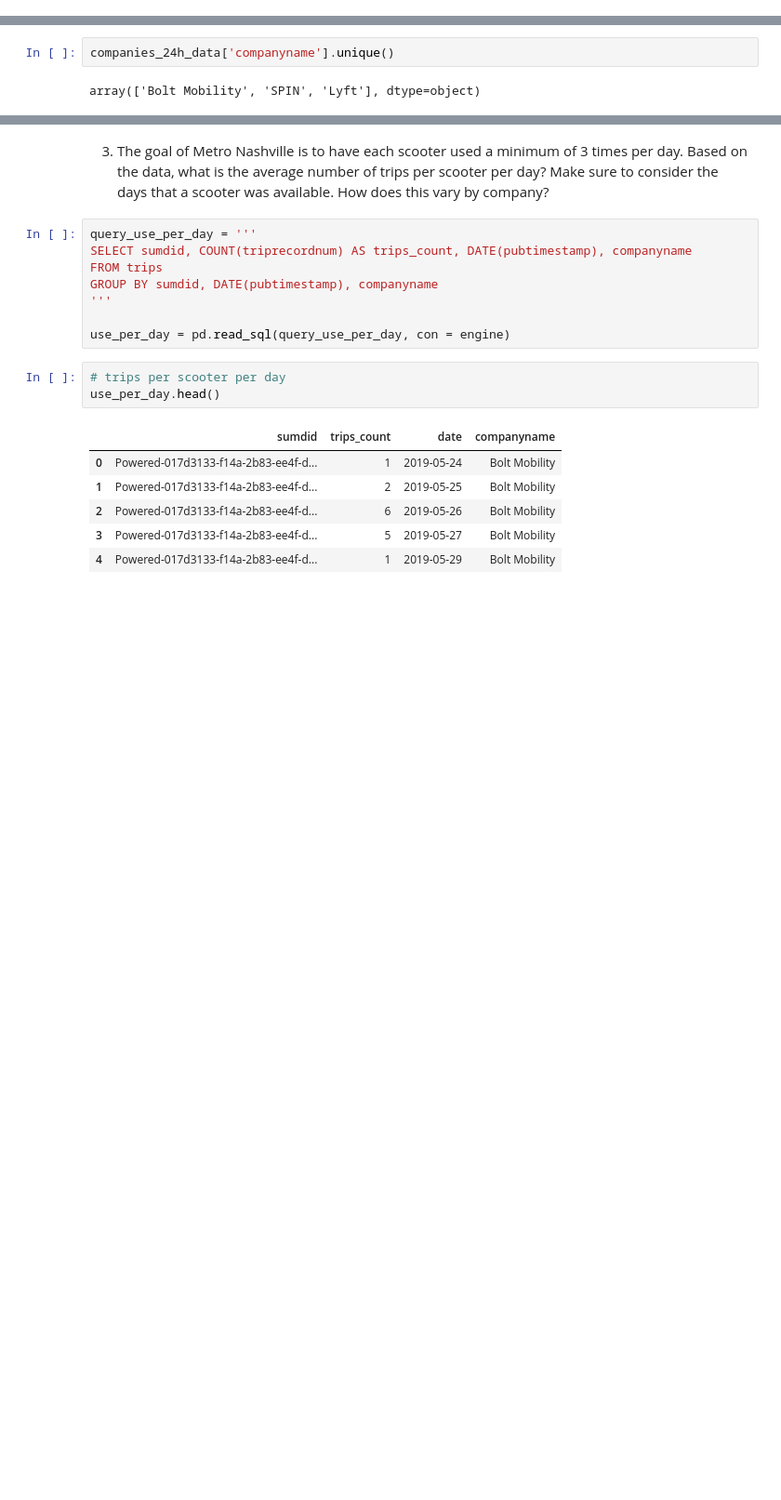
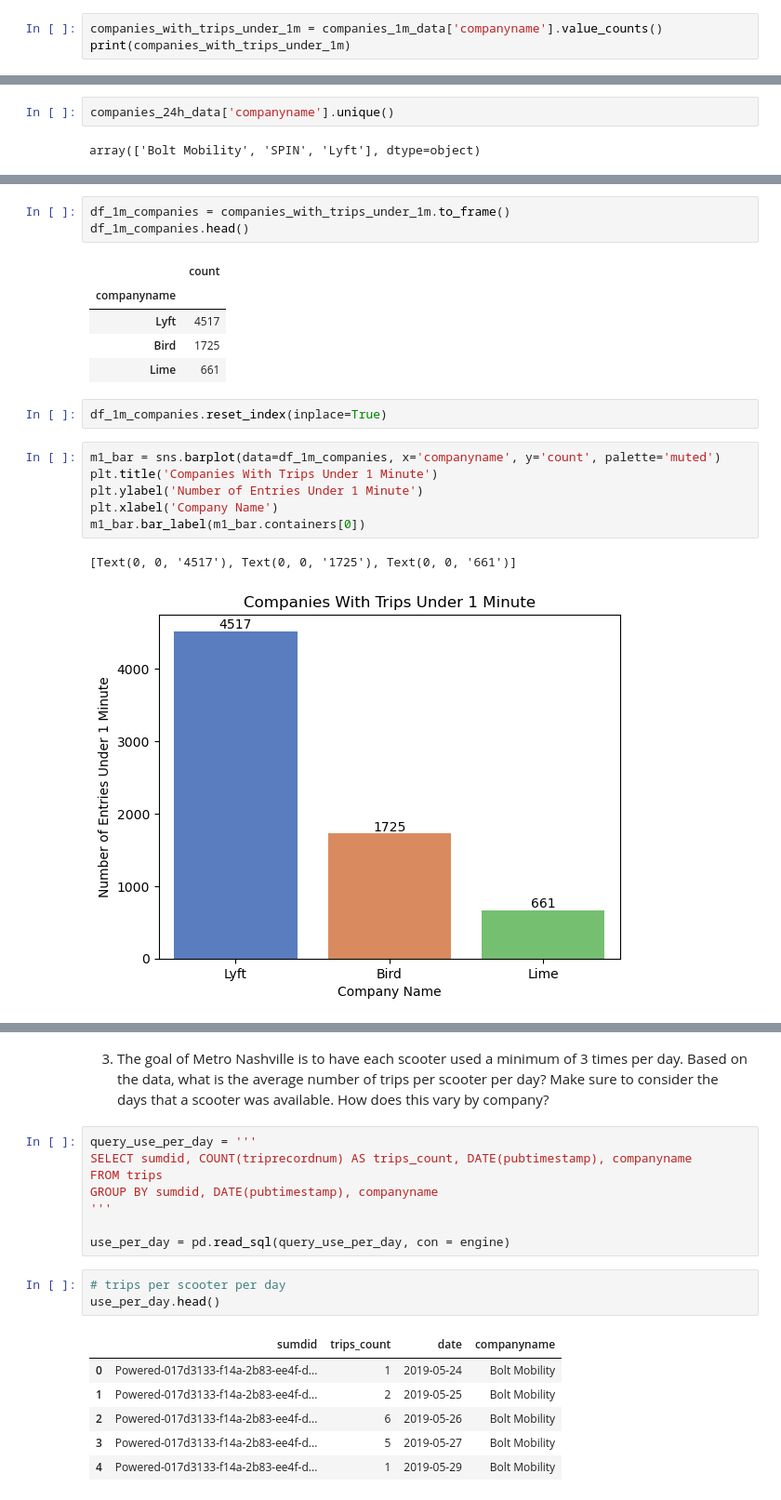
Before and after one commit to NSS-Data-Analytics-Cohort-10/scooters-group-2, a Jupyter notebook: notebooks/scooters_notebook.ipynb, the cells around one changed output, grey strips where cells are left out. Shown: that part at 93% size. Cells and saved outputs as stored; diff of their text form; blank space fills up the shorter version.

Commit message:
graphs for deliverable 2

```diff
--- a/notebooks/scooters_notebook.ipynb
+++ b/notebooks/scooters_notebook.ipynb
@@ -451,0 +475,3 @@ companies_1m_data.head()
+# %%
+companies_with_trips_under_1m = companies_1m_data['companyname'].value_counts()
+print(companies_with_trips_under_1m)
@@ -467,0 +522,20 @@ array(['Bolt Mobility', 'SPIN', 'Lyft'], dtype=object)
+# %%
+df_1m_companies = companies_with_trips_under_1m.to_frame()
+df_1m_companies.head()
+# %% [output]
+|  | count |
+| companyname |  |
+| Lyft | 4517 |
+| Bird | 1725 |
+| Lime | 661 |
+# %%
+df_1m_companies.reset_index(inplace=True)
+# %%
+m1_bar = sns.barplot(data=df_1m_companies, x='companyname', y='count', palette='muted')
+plt.title('Companies With Trips Under 1 Minute')
+plt.ylabel('Number of Entries Under 1 Minute')
+plt.xlabel('Company Name')
+m1_bar.bar_label(m1_bar.containers[0])
+# %% [output]
+[Text(0, 0, '4517'), Text(0, 0, '1725'), Text(0, 0, '661')]
+[figure, added]
```
Also changed, not shown: parts of 21 cells of this notebook.
